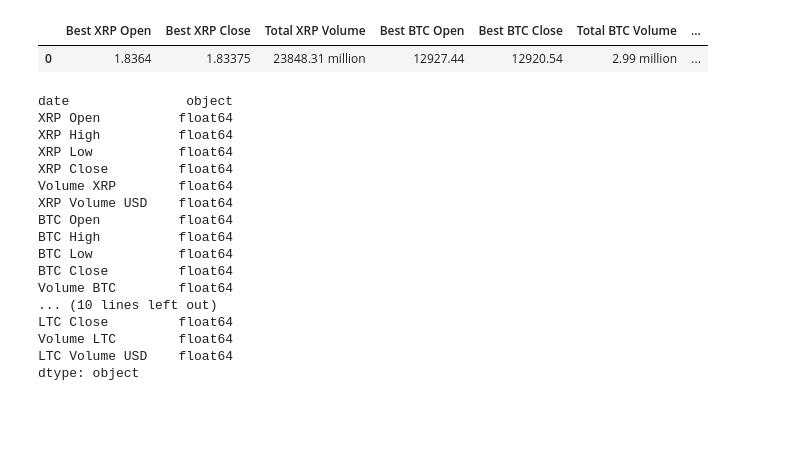
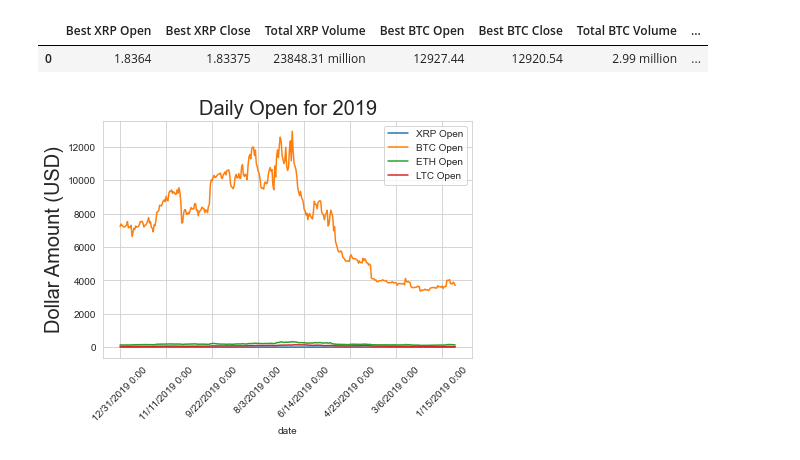
Before and after one commit to reiderwin/mustache-list-sequence, a Jupyter notebook: project 1 crypto.ipynb, the cells around one changed output. Drawn from its saved outputs; the diff is of its cells as text; code cells hidden in the pictures; blank space fills up the shorter version.

```diff
--- a/project 1 crypto.ipynb
+++ b/project 1 crypto.ipynb
@@ -978,23 +984,15 @@ summary_21_df
 # %% [output]
 |  | Best XRP Open | Best XRP Close | Total XRP Volume | Best BTC Open | Best BTC Close | Total BTC Volume | ... |
 | 0 | 1.8364 | 1.83375 | 23848.31 million | 12927.44 | 12920.54 | 2.99 million | ... |
-# %%
-cleaned_19_df.dtypes
-# %% [output]
-date               object
-XRP Open          float64
-XRP High          float64
-XRP Low           float64
-XRP Close         float64
-Volume XRP        float64
-XRP Volume USD    float64
-BTC Open          float64
-BTC High          float64
-BTC Low           float64
-BTC Close         float64
-Volume BTC        float64
-... (10 lines left out)
-LTC Close         float64
-Volume LTC        float64
-LTC Volume USD    float64
-dtype: object
+# %%
+#Currency open for 2019
+cleaned_19_df.plot.line(x="date", y=["XRP Open", "BTC Open", "ETH Open", "LTC Open"])
+plt.tight_layout()
+plt.xticks(fontsize=10)
+plt.title('Daily Open for 2019', fontsize=20)
+plt.ylabel('Dollar Amount (USD)', fontsize=20)
+plt.xticks(rotation=45)
+#save picture
+plt.savefig('daily_open_19.png')
+# %% [output]
+[figure, added]
```
Also changed, not shown: parts of 17 cells of this notebook, 9 other files.
